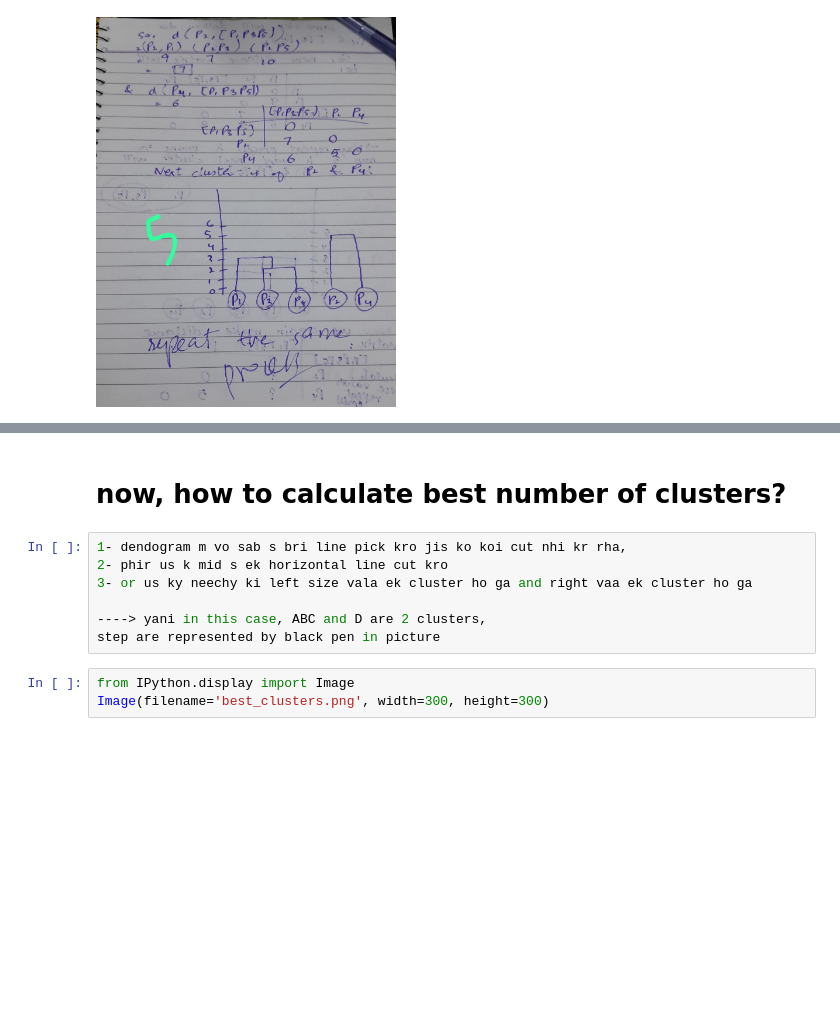
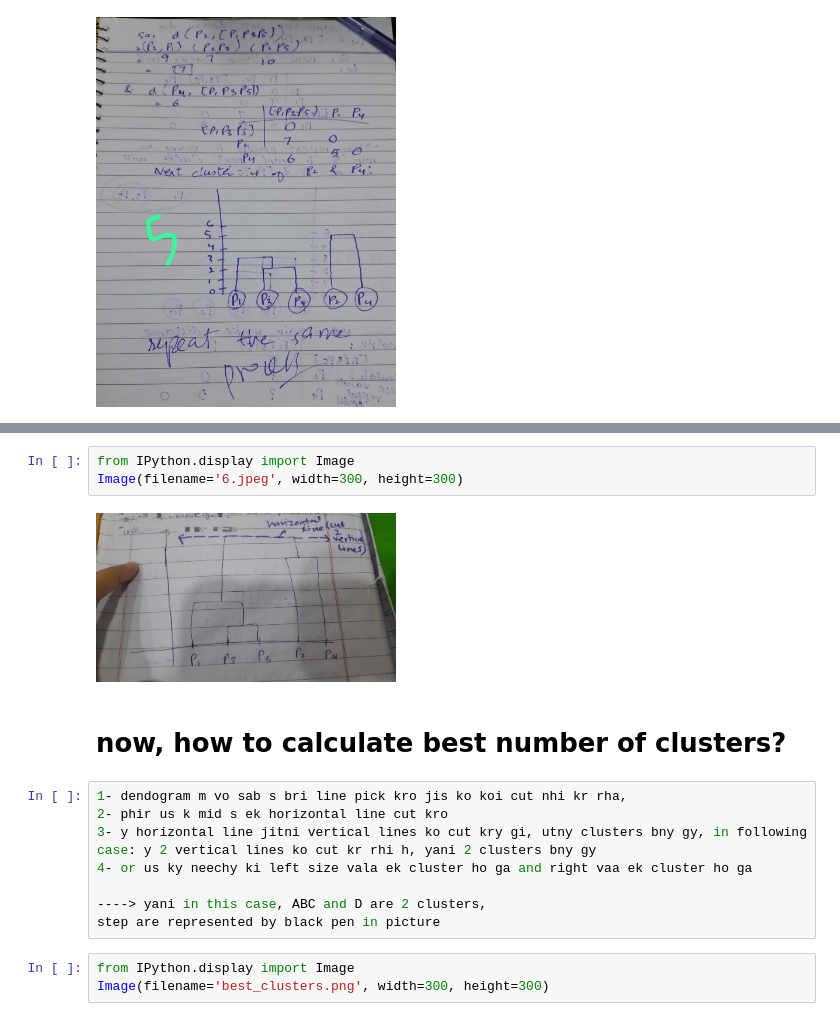
Before and after one commit to Nimra-Iman/clustering_unsupervised_ML, a Jupyter notebook: linear_seprable_data/Hierarchical Clustering/Hierarchical_Clustering.ipynb, the cells around one changed output, grey strips where cells are left out. Cells and saved outputs as stored; diff of their text form; blank space fills up the shorter version.

Commit message:
revise clustering concept for linear data

```diff
--- a/linear_seprable_data/Hierarchical Clustering/Hierarchical_Clustering.ipynb
+++ b/linear_seprable_data/Hierarchical Clustering/Hierarchical_Clustering.ipynb
@@ -63,9 +70,16 @@ Image(filename='5.jpeg', width=300, height=300)
+# %%
+from IPython.display import Image
+Image(filename='6.jpeg', width=300, height=300)
+# %% [output]
+[figure, added]
 # %% [markdown]
 # now, how to calculate best number of clusters?
 # %%
 1- dendogram m vo sab s bri line pick kro jis ko koi cut nhi kr rha,
 2- phir us k mid s ek horizontal line cut kro
-3- or us ky neechy ki left size vala ek cluster ho ga and right vaa ek cluster ho ga
+3- y horizontal line jitni vertical lines ko cut kry gi, utny clusters bny gy, in following
+case: y 2 vertical lines ko cut kr rhi h, yani 2 clusters bny gy
+4- or us ky neechy ki left size vala ek cluster ho ga and right vaa ek cluster ho ga
 
 ----> yani in this case, ABC and D are 2 clusters,
 step are represented by black pen in picture
```
Also changed, not shown: parts of 2 cells of this notebook, 2 other files.
